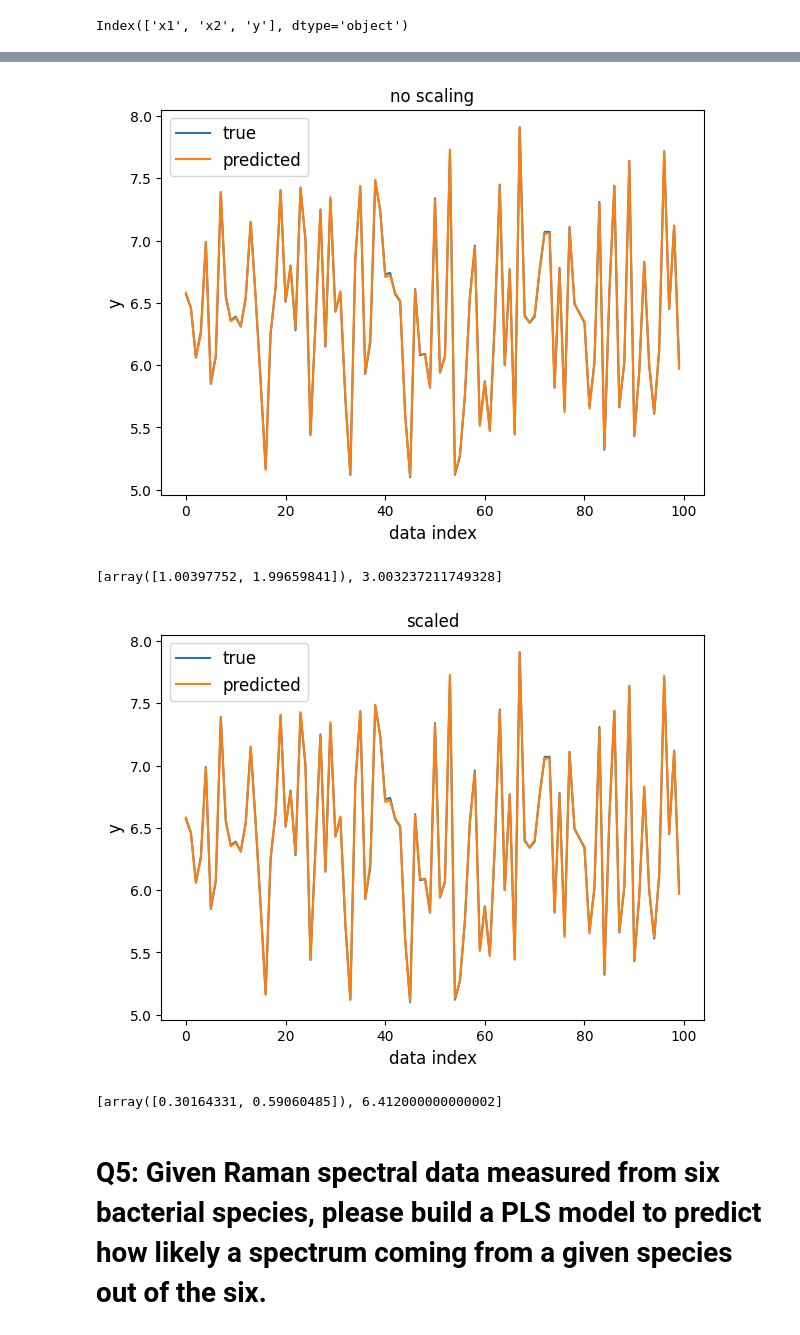
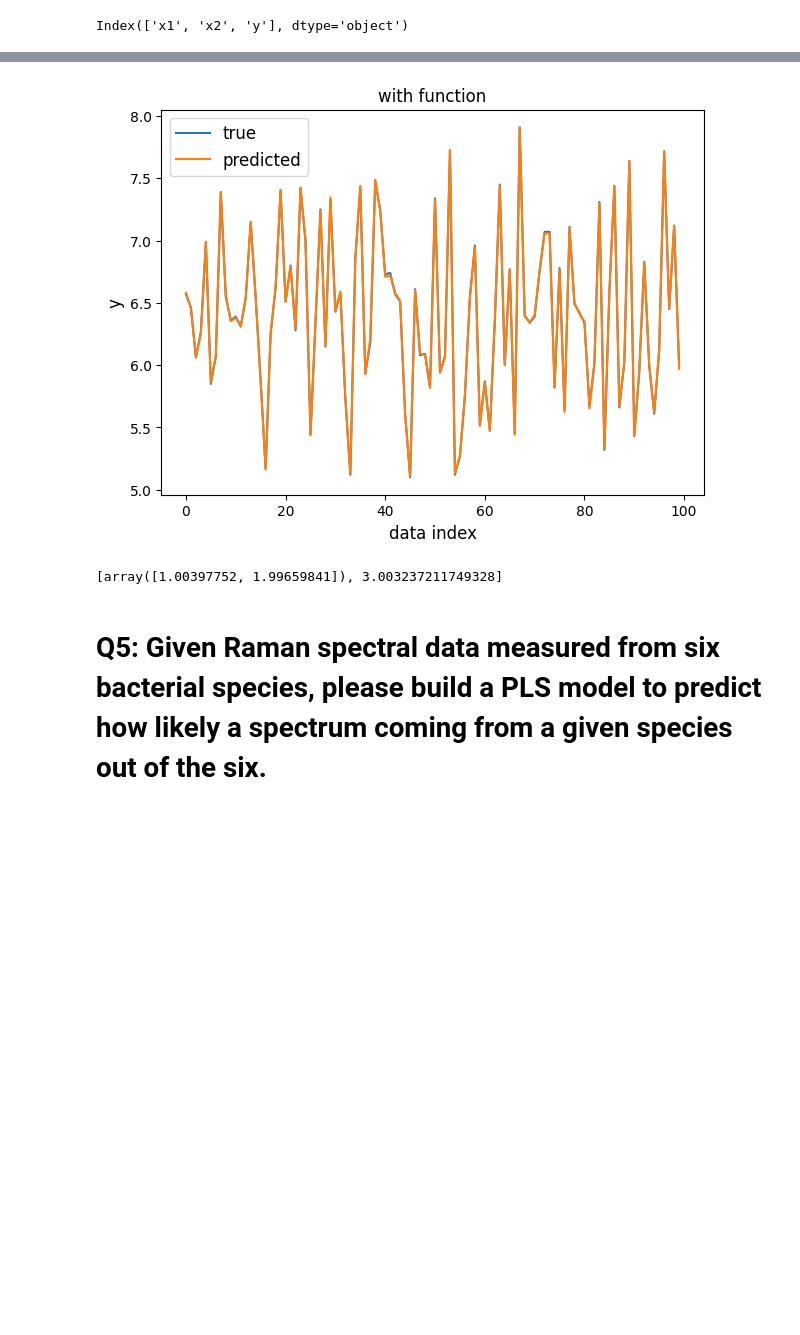
Before and after one commit to guo-ipht/Seminar_Teaching, a Jupyter notebook: Computational_Chemistry_SoSe26/Computer_based_chemistry_seminar_07.ipynb, the cells around one changed output, grey strips where cells are left out. Saved outputs shown, nothing was run; the diff lists cells and outputs as text; code cells hidden in the pictures; blank space fills up the shorter version.

```diff
--- a/Computational_Chemistry_SoSe26/Computer_based_chemistry_seminar_07.ipynb
+++ b/Computational_Chemistry_SoSe26/Computer_based_chemistry_seminar_07.ipynb
@@ -57,21 +101 @@ a: 3.0032
 [figure]
-# %%
-#### do a normalization on x
-from sklearn.preprocessing import StandardScaler
-
-x_scale = StandardScaler().fit_transform(x)
-
-reg = LinearRegression().fit(x_scale, y)    ### y = a + b*x[0] + c*x[1]
-
-print('b: %.04f' %reg.coef_[0] + ', c: %.04f' %reg.coef_[1])        ### values of b and c
-print('a: %.04f' %reg.intercept_)   ### value of a
-
-y_pred = reg.predict(x_scale)
-
-plt.figure(figsize=(7, 5))
-plt.plot(y, label='true')
-plt.plot(y_pred, label='predicted')
-plt.xlabel('data index', fontsize=12)
-plt.ylabel('y', fontsize=12)
-plt.legend(fontsize=12)
-plt.show()
@@ -95,15 +115,11 @@ def do_LR(x, y, figsize=(7, 5), fontsize=12, title=''):
     plt.show()
     return reg.coef_, reg.intercept_   ### value of a
 # %%
-coef, intercept = do_LR(x, y, title='no scaling')
+coef, intercept = do_LR(x, y, title='with function')
 print([coef, intercept])
-coef_scale, intercept_scale = do_LR(x_scale, y, title='scaled')
-print([coef_scale, intercept_scale])
 # %% [output]
-[figure, old version]
+[figure, new version]
 [array([1.00397752, 1.99659841]), 3.003237211749328]
-[figure, removed]
-[array([0.30164331, 0.59060485]), 6.412000000000002]
 # %% [markdown]
 # Q5: Given Raman spectral data measured from six bacterial species, please build a PLS model to predict how likely a spectrum coming from a given species out of the six.
 # %%
```
Also changed, not shown: parts of 10 cells of this notebook.
